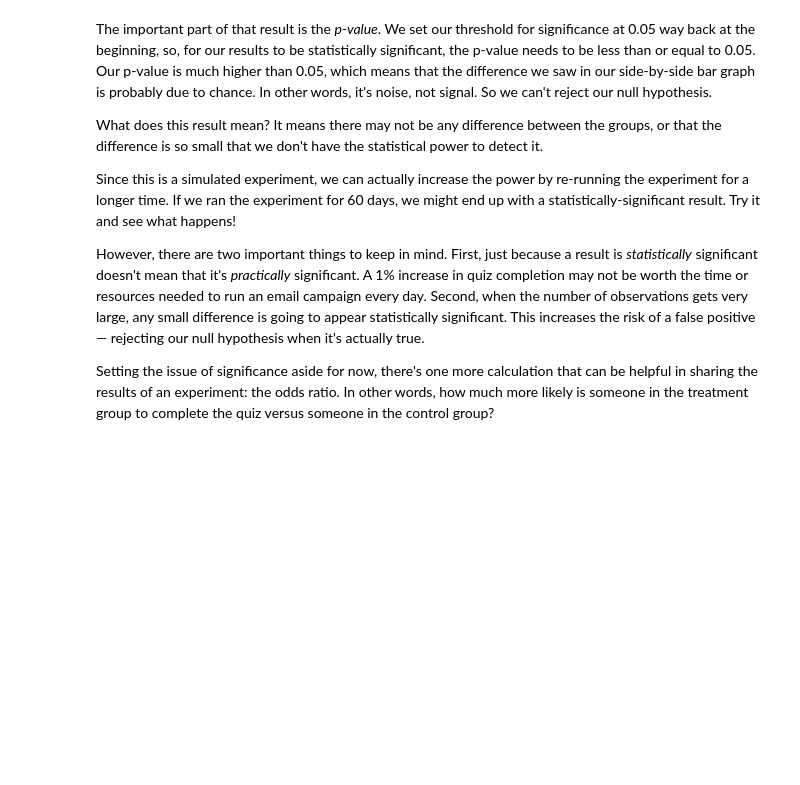
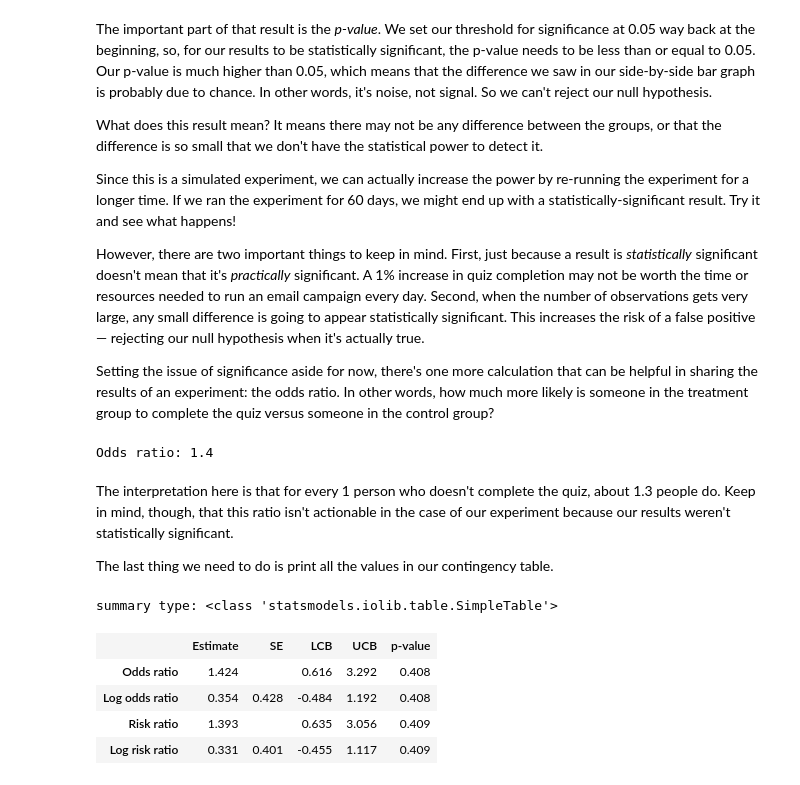
Before and after one commit to programmer-shark/hypothesis-testing, a Jupyter notebook: 073-chi-square-test.ipynb, the cells around one changed output. Cells and saved outputs as stored; diff of their text form; code cells hidden in the pictures; blank space fills up the shorter version.

Commit message:
Summary of Chi Square Test

```diff
--- a/073-chi-square-test.ipynb
+++ b/073-chi-square-test.ipynb
@@ -292,3 +292,23 @@ Since this is a simulated experiment, we can actually increase the power by re-r
 However, there are two important things to keep in mind. First, just because a result is *statistically* significant doesn't mean that it's *practically* significant. A 1% increase in quiz completion may not be worth the time or resources needed to run an email campaign every day. Second, when the number of observations gets very large, any small difference is going to appear statistically significant. This increases the risk of a false positive — rejecting our null hypothesis when it's actually true.
 
 Setting the issue of significance aside for now, there's one more calculation that can be helpful in sharing the results of an experiment: the odds ratio. In other words, how much more likely is someone in the treatment group to complete the quiz versus someone in the control group?
+# %%
+odds_ratio = contingency_table.oddsratio.round(1)
+print("Odds ratio:", odds_ratio)
+# %% [output]
+Odds ratio: 1.4
+# %% [markdown]
+The interpretation here is that for every 1 person who doesn't complete the quiz, about 1.3 people do. Keep in mind, though, that this ratio isn't actionable in the case of our experiment because our results weren't statistically significant.
+
+The last thing we need to do is print all the values in our contingency table.
+# %%
+summary = contingency_table.summary()
+print("summary type:", type(summary))
+summary
+# %% [output]
+summary type: <class 'statsmodels.iolib.table.SimpleTable'>
+|  | Estimate | SE | LCB | UCB | p-value |
+| Odds ratio | 1.424 |  | 0.616 | 3.292 | 0.408 |
+| Log odds ratio | 0.354 | 0.428 | -0.484 | 1.192 | 0.408 |
+| Risk ratio | 1.393 |  | 0.635 | 3.056 | 0.409 |
+| Log risk ratio | 0.331 | 0.401 | -0.455 | 1.117 | 0.409 |
```
